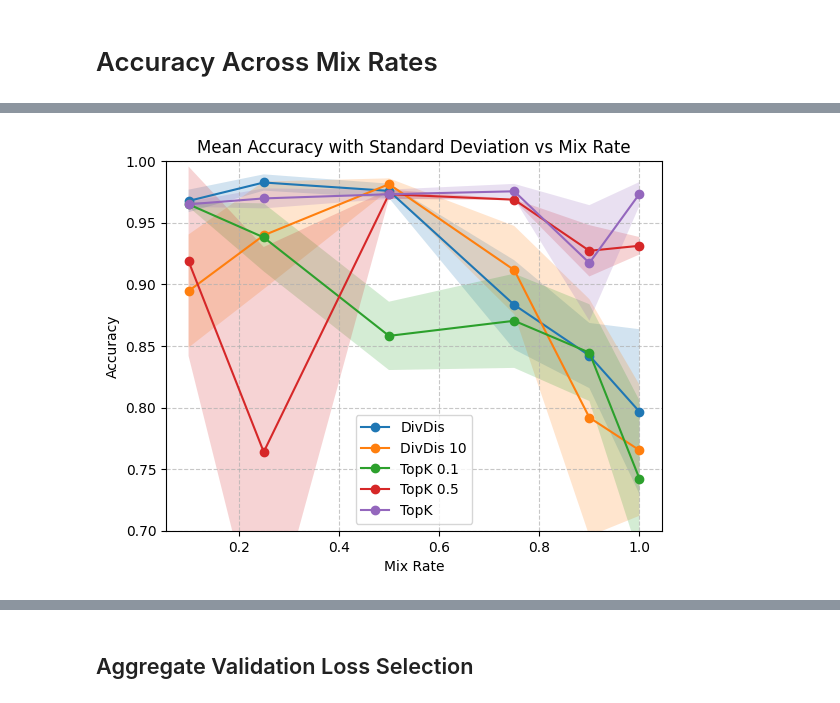
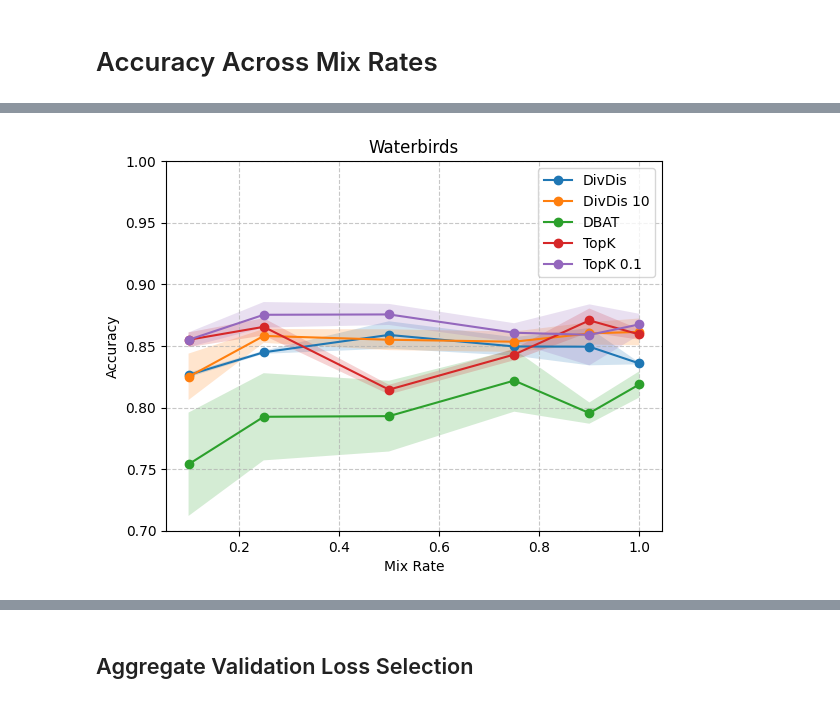
Before and after one commit to oliveradk/diverse-gen, a Jupyter notebook: exp_sweep.ipynb, the cells around one changed output, grey strips where cells are left out. Drawn from its saved outputs; the diff is of its cells as text; code cells hidden in the pictures.

Commit message:
main mix rate experiments up to date

```diff
--- a/exp_sweep.ipynb
+++ b/exp_sweep.ipynb
@@ -208,24 +267,41 @@ def get_acc_results(
 ):
     results = defaultdict(list)
     for exp in experiments:
-        exp_metrics = get_exp_metrics(exp)
-        max_acc = get_max_acc(exp_metrics, model_selection)
-        results[exp.mix_rate].append(max_acc)
+        try:
+            exp_metrics = get_exp_metrics(exp)
+            max_acc = get_max_acc(exp_metrics, model_selection)
+            results[exp.mix_rate].append(max_acc)
+        except FileNotFoundError:
+            print(f"Metrics file not found for experiment {exp.exp_dir}")
+            continue
     results = dict(results)
     return results
 # %%
 cifar_experiments = [exp for exp in experiments if exp.dataset == "cifar_mnist"]
 fmnist_experiments = [exp for exp in experiments if exp.dataset == "fmnist_mnist"]
+toy_grid_experiments = [exp for exp in experiments if exp.dataset == "toy_grid"]
+waterbirds_experiments = [exp for exp in experiments if exp.dataset == "waterbirds"]
+celebA_experiments = [exp for exp in experiments if exp.dataset == "celebA-0"]
+
 
 cifar_exp_by_loss_config = experiments_by_loss_config(cifar_experiments)
 fmnist_exp_by_loss_config = experiments_by_loss_config(fmnist_experiments)
+toy_grid_exp_by_loss_config = experiments_by_loss_config(toy_grid_experiments)
+waterbirds_exp_by_loss_config = experiments_by_loss_config(waterbirds_experiments)
+celebA_exp_by_loss_config = experiments_by_loss_config(celebA_experiments)
 # %%
-cifar_results = {k: get_acc_results(v, model_selection="loss") for k, v in cifar_exp_by_loss_config.items()}
-fmnist_results = {k: get_acc_results(v, model_selection="loss") for k, v in fmnist_exp_by_loss_config.items()}
+model_selection = "acc"
+cifar_results = {k: get_acc_results(v, model_selection=model_selection) for k, v in cifar_exp_by_loss_config.items()}
+fmnist_results = {k: get_acc_results(v, model_selection=model_selection) for k, v in fmnist_exp_by_loss_config.items()}
+toy_grid_results = {k: get_acc_results(v, model_selection=model_selection) for k, v in toy_grid_exp_by_loss_config.items()}
+waterbirds_results = {k: get_acc_results(v, model_selection=model_selection) for k, v in waterbirds_exp_by_loss_config.items()}
+celebA_results = {k: get_acc_results(v, model_selection=model_selection) for k, v in celebA_exp_by_loss_config.items()}
 # %%
-def plot_acc_results(results: dict, ylim: tuple[float, float]=(0.5, 1.0), title: Optional[str]=None):
+def plot_acc_results(results: dict, ignored_loss_types: list[str]=[], ylim: tuple[float, float]=(0.5, 1.0), title: Optional[str]=None):
     # plot mean accuracy with dotted standard deviation for each method type at each mix rate
     for loss_type, loss_results in results.items():
+        if loss_type in ignored_loss_types:
+            continue
         mix_rates = sorted(loss_results.keys())
         means = [np.mean(loss_results[mix_rate]) for mix_rate in mix_rates]
         stds = [np.std(loss_results[mix_rate]) for mix_rate in mix_rates]
@@ -253,4 +337,4 @@ plot_acc_results(cifar_results, title="CIFAR MNIST")
 # %%
-plot_acc_results(fmnist_results, ylim=(0.7, 1.0))
+plot_acc_results(waterbirds_results, title="Waterbirds", ylim=(0.7, 1.0))
 # %% [output]
-[figure, old version]
+[figure, new version]
```
Also changed, not shown: parts of 17 cells of this notebook.
